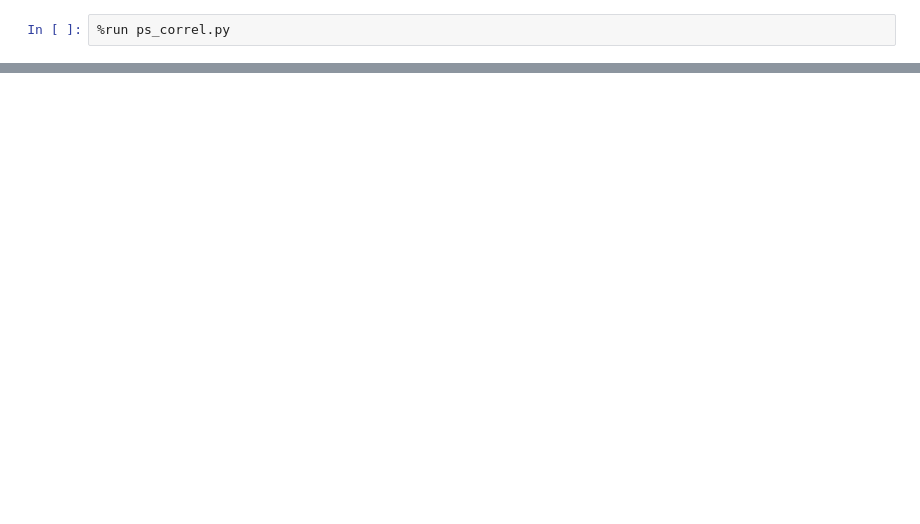
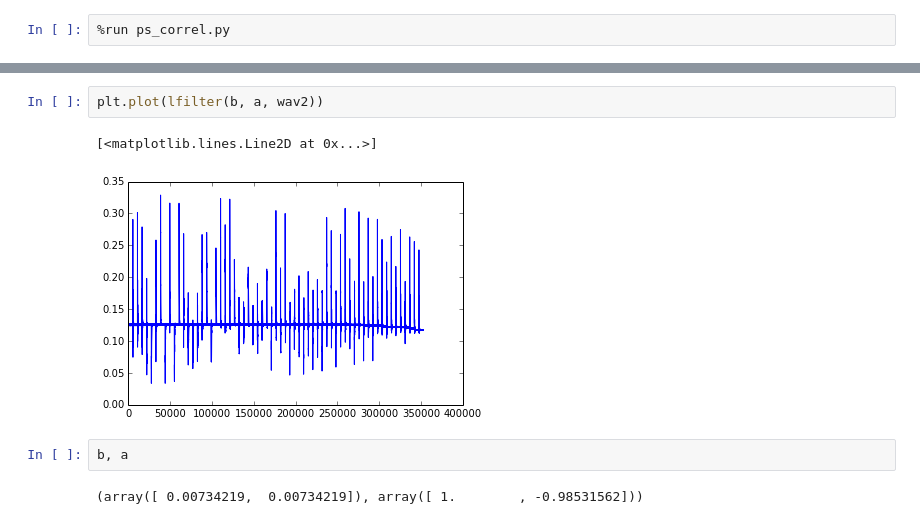
Before and after one commit to danmackinlay/pattern_machine, a Jupyter notebook: non_sc/correl.ipynb, the cells around one changed output, grey strips where cells are left out. Drawn from its saved outputs; the diff is of its cells as text; blank space fills up the shorter version.

```diff
--- a/non_sc/correl.ipynb
+++ b/non_sc/correl.ipynb
@@ -7,0 +18,9 @@ plt.plot(all_corr[7])
+# %%
+plt.plot(lfilter(b, a, wav2))
+# %% [output]
+[<matplotlib.lines.Line2D at 0x...>]
+[figure, added]
+# %%
+b, a
+# %% [output]
+(array([ 0.00734219,  0.00734219]), array([ 1.        , -0.98531562]))
```
Also changed, not shown: parts of 5 cells of this notebook.
